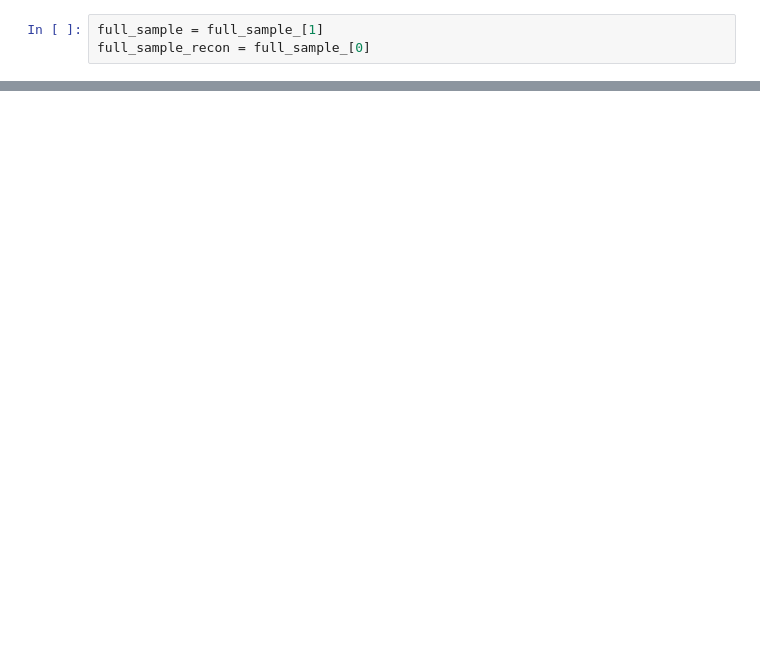
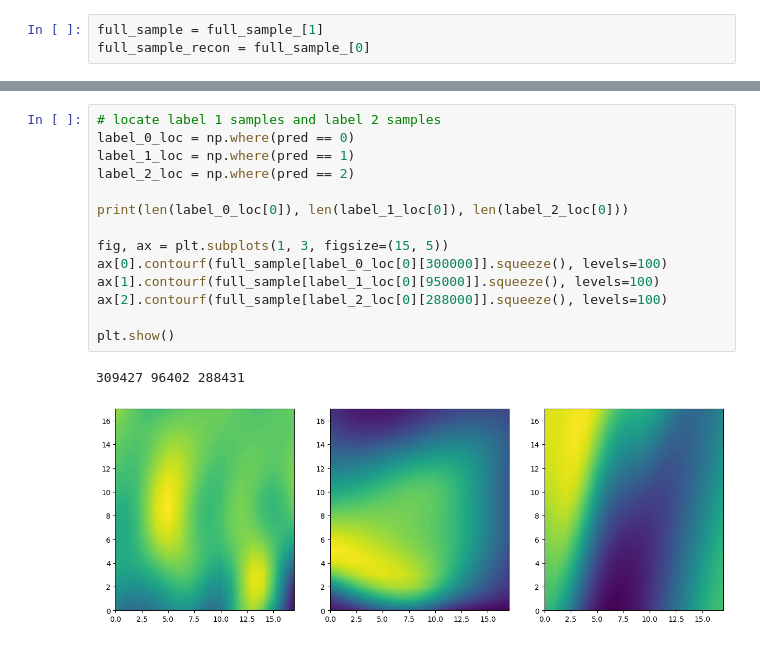
Before and after one commit to cmudrc/ALDS, a Jupyter notebook: data.ipynb, the cells around one changed output, grey strips where cells are left out. Saved outputs shown, nothing was run; the diff lists cells and outputs as text; blank space fills up the shorter version.

```diff
--- a/data.ipynb
+++ b/data.ipynb
@@ -61,0 +93,17 @@ ax[2].loglog(tke_spectrum_2)
+# %%
+# locate label 1 samples and label 2 samples
+label_0_loc = np.where(pred == 0)
+label_1_loc = np.where(pred == 1)
+label_2_loc = np.where(pred == 2)
+
+print(len(label_0_loc[0]), len(label_1_loc[0]), len(label_2_loc[0]))
+
+fig, ax = plt.subplots(1, 3, figsize=(15, 5))
+ax[0].contourf(full_sample[label_0_loc[0][300000]].squeeze(), levels=100)
+ax[1].contourf(full_sample[label_1_loc[0][95000]].squeeze(), levels=100)
+ax[2].contourf(full_sample[label_2_loc[0][288000]].squeeze(), levels=100)
+
+plt.show()
+# %% [output]
+309427 96402 288431
+[figure, added]
```
Also changed, not shown: parts of 10 cells of this notebook, 2 other files.
